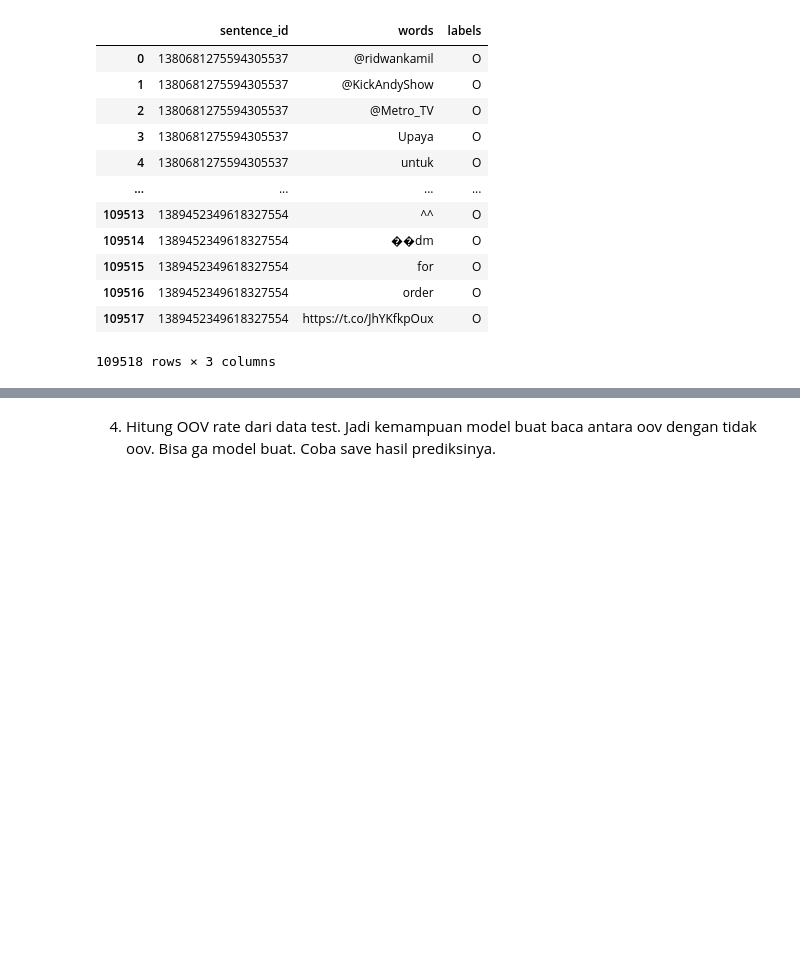
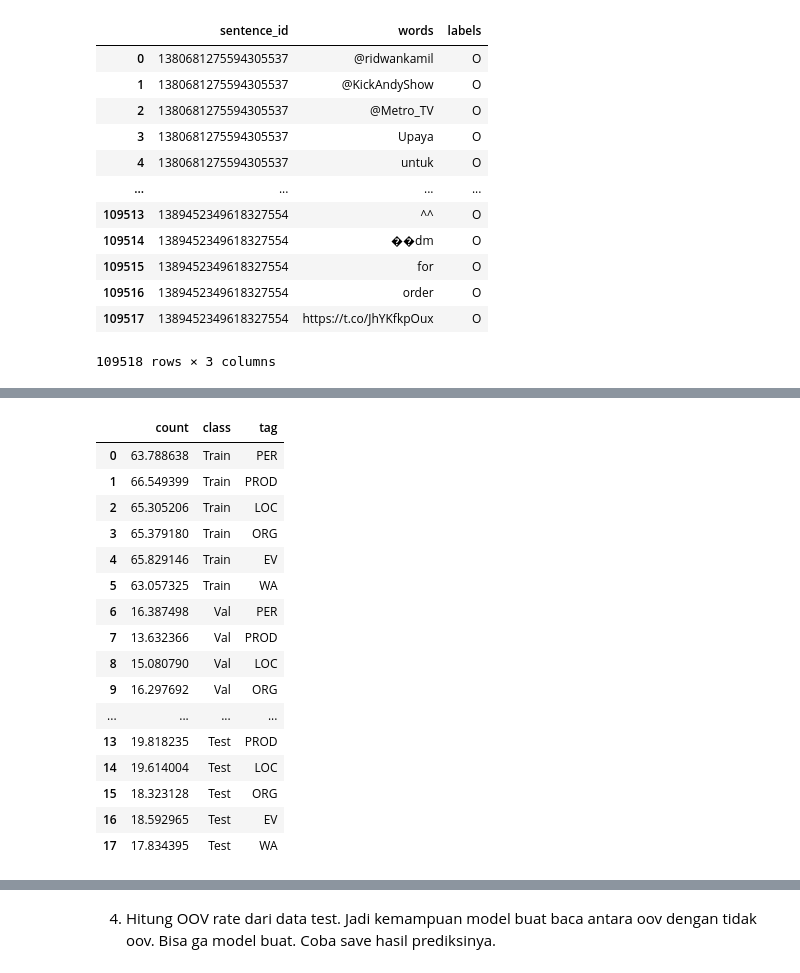
Before and after one commit to anwarfarihin/ner-idn-tweet, a Jupyter notebook: Model/data_process.ipynb, the cells around one changed output, grey strips where cells are left out. Drawn from its saved outputs; the diff is of its cells as text; code cells hidden in the pictures; blank space fills up the shorter version.

```diff
--- a/Model/data_process.ipynb
+++ b/Model/data_process.ipynb
@@ -415,3 +438,23 @@ merged_val_count.reset_index(drop=True, inplace=True)
+# %%
+merged_val_count
+# %% [output]
+|  | count | class | tag |
+| 0 | 63.788638 | Train | PER |
+| 1 | 66.549399 | Train | PROD |
+| 2 | 65.305206 | Train | LOC |
+| 3 | 65.379180 | Train | ORG |
+| 4 | 65.829146 | Train | EV |
+| 5 | 63.057325 | Train | WA |
+| 6 | 16.387498 | Val | PER |
+| 7 | 13.632366 | Val | PROD |
+| 8 | 15.080790 | Val | LOC |
+| 9 | 16.297692 | Val | ORG |
+| ... | ... | ... | ... |
+| 13 | 19.818235 | Test | PROD |
+| 14 | 19.614004 | Test | LOC |
+| 15 | 18.323128 | Test | ORG |
+| 16 | 18.592965 | Test | EV |
+| 17 | 17.834395 | Test | WA |
 # %%
 def show_values(axs, orient="v", space=.01):
     def _single(ax):
```
Also changed, not shown: parts of 4 cells of this notebook, 3 other files.
